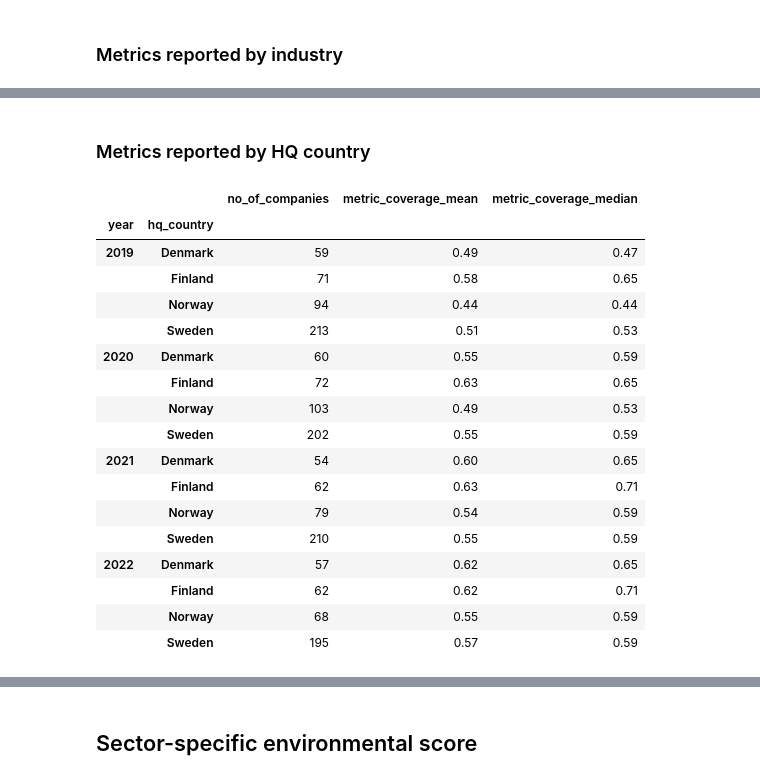
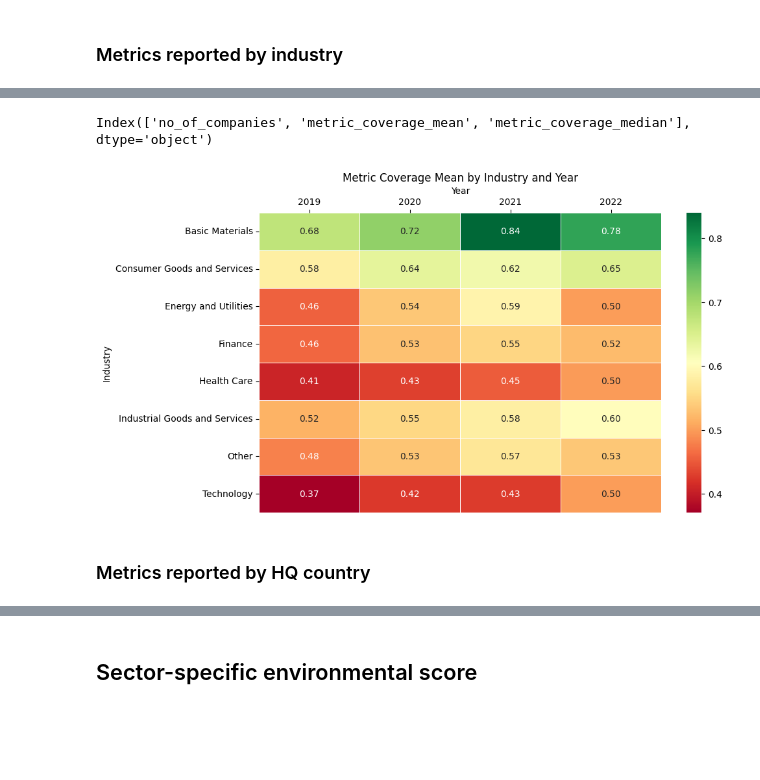
Before and after one commit to jamesdavies010/ESG-projects, a Jupyter notebook: notebooks/Nordic_Compass_02_Reporting.ipynb, the cells around one changed output, grey strips where cells are left out. Saved outputs shown, nothing was run; the diff lists cells and outputs as text; code cells hidden in the pictures; blank space fills up the shorter version.

```diff
--- a/notebooks/Nordic_Compass_02_Reporting.ipynb
+++ b/notebooks/Nordic_Compass_02_Reporting.ipynb
@@ -302,6 +302,43 @@ metrics_reported_by_industry_df
 |  | Industrial Goods and Services | 99 | 0.60 | 0.65 |
 |  | Other | 22 | 0.53 | 0.59 |
 |  | Technology | 35 | 0.50 | 0.53 |
+# %%
+metrics_reported_by_industry_df.columns
+# %% [output]
+Index(['no_of_companies', 'metric_coverage_mean', 'metric_coverage_median'], dtype='object')
+# %%
+import pandas as pd
+import seaborn as sns
+import matplotlib.pyplot as plt
+
+# Assuming you have a DataFrame named metrics_reported_by_industry_df
+# If not, replace with your actual DataFrame name
+df = metrics_reported_by_industry_df.copy()
+
+# Reset index if necessary (assuming year and industry are index columns)
+df = df.reset_index()
+
+# Pivot the DataFrame to have industries as rows, years as columns, and values as metric_coverage_mean
+heatmap_data = df.pivot(index="industry", columns="year", values="metric_coverage_mean")
+
+# Set the figure size
+plt.figure(figsize=(10, 6))
+
+# Create the heatmap
+ax = sns.heatmap(heatmap_data, annot=True, cmap="RdYlGn", fmt=".2f", linewidths=0.5)
+
+ax.xaxis.set_label_position("top")
+ax.xaxis.tick_top()
+
+# Labels and title
+plt.xlabel("Year")
+plt.ylabel("Industry")
+plt.title("Metric Coverage Mean by Industry and Year")
+
+# Show the heatmap
+plt.show()
+# %% [output]
+[figure, added]
 # %% [markdown]
 ### Metrics reported by HQ country
 # %%
@@ -313,25 +350,6 @@ metrics_reported_by_country_df = metrics_reported_agg_df.groupby(
     metric_coverage_median=("metric_coverage", "median"),
 )
 
-metrics_reported_by_country_df.query(
+metrics_reported_by_country_df = metrics_reported_by_country_df.query(
     "hq_country in ['Sweden', 'Norway', 'Denmark', 'Finland']"
 )
-# %% [output]
-|  |  | no_of_companies | metric_coverage_mean | metric_coverage_median |
-| year | hq_country |  |  |  |
-| 2019 | Denmark | 59 | 0.49 | 0.47 |
-|  | Finland | 71 | 0.58 | 0.65 |
-|  | Norway | 94 | 0.44 | 0.44 |
-|  | Sweden | 213 | 0.51 | 0.53 |
-| 2020 | Denmark | 60 | 0.55 | 0.59 |
-|  | Finland | 72 | 0.63 | 0.65 |
-|  | Norway | 103 | 0.49 | 0.53 |
-|  | Sweden | 202 | 0.55 | 0.59 |
-| 2021 | Denmark | 54 | 0.60 | 0.65 |
-|  | Finland | 62 | 0.63 | 0.71 |
-|  | Norway | 79 | 0.54 | 0.59 |
-|  | Sweden | 210 | 0.55 | 0.59 |
-| 2022 | Denmark | 57 | 0.62 | 0.65 |
-|  | Finland | 62 | 0.62 | 0.71 |
-|  | Norway | 68 | 0.55 | 0.59 |
-|  | Sweden | 195 | 0.57 | 0.59 |
```
Also changed, not shown: parts of 5 cells of this notebook.
